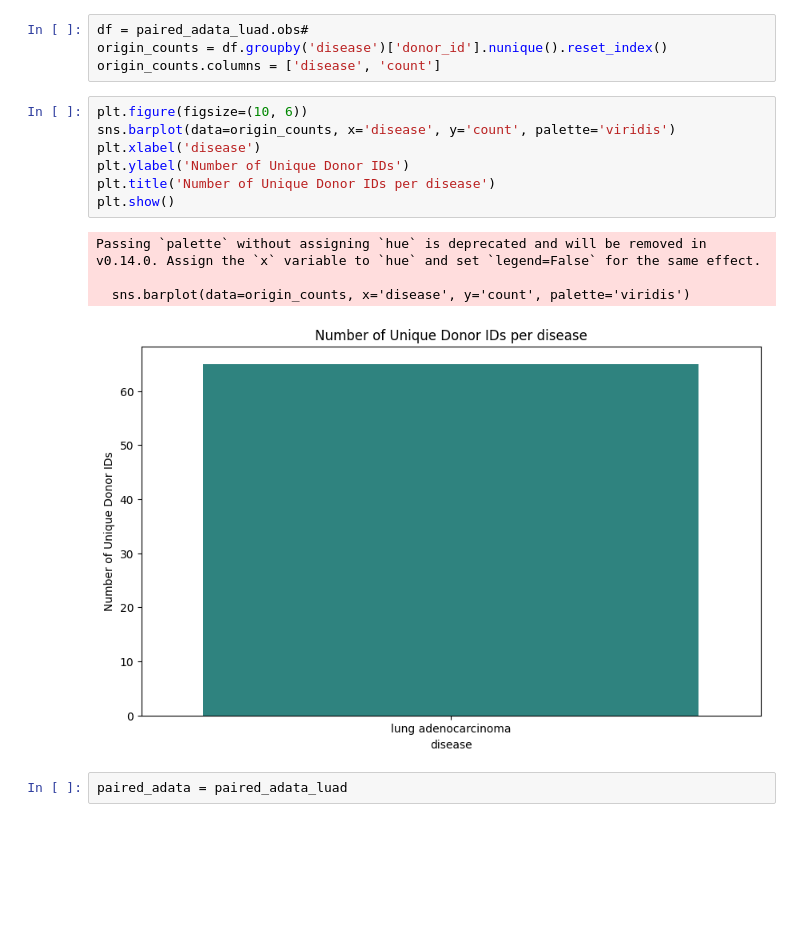
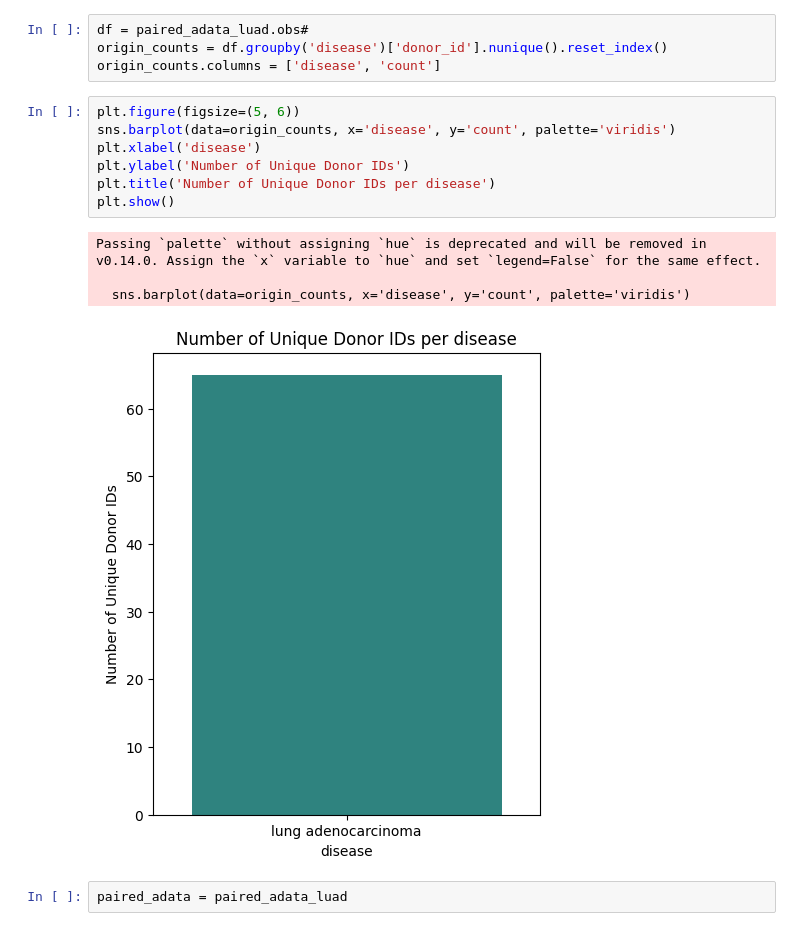
Before and after one commit to ErikaKvalem/NSCLC_gender_2023, a Jupyter notebook: 02-scripts/012_LUAD/10_pseudobulk_nsclc.ipynb, the cells around one changed output. Drawn from its saved outputs; the diff is of its cells as text; blank space fills up the shorter version.

```diff
--- a/02-scripts/012_LUAD/10_pseudobulk_nsclc.ipynb
+++ b/02-scripts/012_LUAD/10_pseudobulk_nsclc.ipynb
@@ -490,17 +516,17 @@ df = paired_adata_luad.obs#
 origin_counts = df.groupby('disease')['donor_id'].nunique().reset_index()
 origin_counts.columns = ['disease', 'count']
 # %%
-plt.figure(figsize=(10, 6))
+plt.figure(figsize=(5, 6))
 sns.barplot(data=origin_counts, x='disease', y='count', palette='viridis')
 plt.xlabel('disease')
 plt.ylabel('Number of Unique Donor IDs')
 plt.title('Number of Unique Donor IDs per disease')
 plt.show()
 # %% [output]
 Passing `palette` without assigning `hue` is deprecated and will be removed in v0.14.0. Assign the `x` variable to `hue` and set `legend=False` for the same effect.
 
   sns.barplot(data=origin_counts, x='disease', y='count', palette='viridis')
-[figure, old version]
+[figure, new version]
 # %%
 paired_adata = paired_adata_luad
 # %% [markdown]
```
Also changed, not shown: parts of 10 cells of this notebook, 2 other files.
